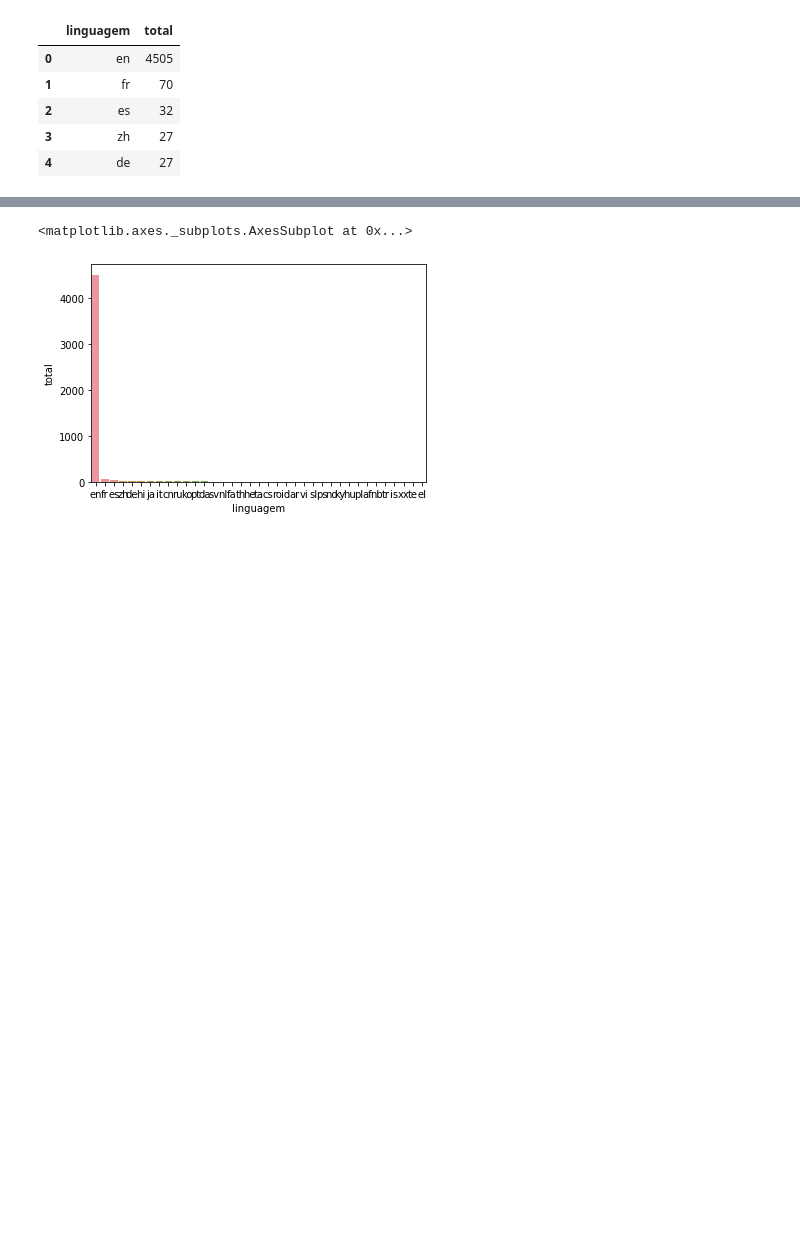
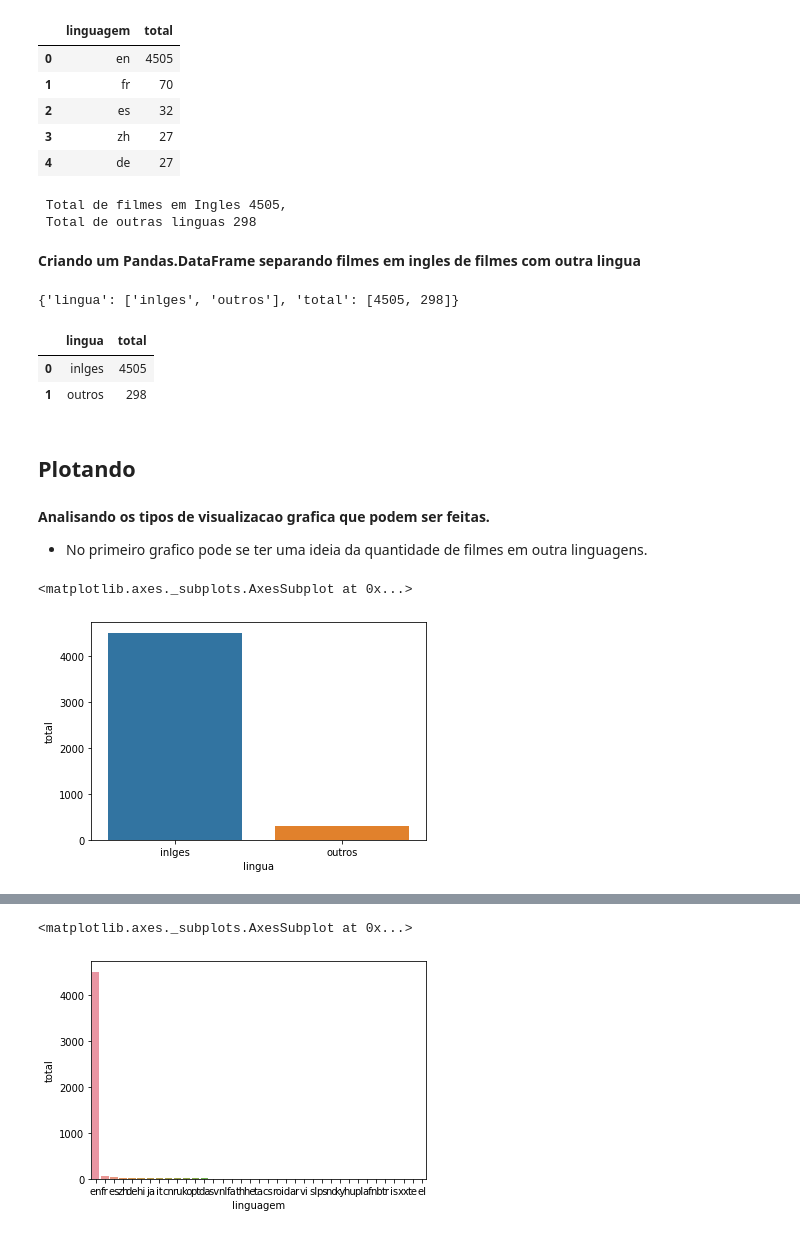
Before and after one commit to vitaoTM/Alura-BootCamp-DataScience, a Jupyter notebook: Analise_de_Filmes.ipynb, the cells around one changed output, grey strips where cells are left out. Drawn from its saved outputs; the diff is of its cells as text; code cells hidden in the pictures; blank space fills up the shorter version.

```diff
--- a/Analise_de_Filmes.ipynb
+++ b/Analise_de_Filmes.ipynb
@@ -149,3 +153,41 @@ contagem_de_linguas.head()
 | 2 | es | 32 |
 | 3 | zh | 27 |
 | 4 | de | 27 |
+# %%
+total_por_lingua = tmdb['original_language'].value_counts()
+total_geral = total_por_lingua.sum()
+total_de_ingles = total_por_lingua.loc['en']
+total_resto = total_geral - total_de_ingles
+
+print(f' Total de filmes em Ingles {total_de_ingles},\n Total de outras linguas {total_resto} ')
+# %% [output]
+ Total de filmes em Ingles 4505,
+ Total de outras linguas 298
+# %% [markdown]
+**Criando um Pandas.DataFrame separando filmes em ingles de filmes com outra lingua**
+# %%
+dados = {
+    'lingua': ['inlges', 'outros'],
+    'total': [total_de_ingles, total_resto]
+}
+dados
+# %% [output]
+{'lingua': ['inlges', 'outros'], 'total': [4505, 298]}
+# %%
+dados = pd.DataFrame(dados)
+dados
+# %% [output]
+|  | lingua | total |
+| 0 | inlges | 4505 |
+| 1 | outros | 298 |
+# %% [markdown]
+## Plotando
+# %% [markdown]
+**Analisando os tipos de visualizacao grafica que podem ser feitas.**
+
+* No primeiro grafico pode se ter uma ideia da quantidade de filmes em outra linguagens.
+# %%
+sns.barplot(x='lingua', y='total', data=dados)
+# %% [output]
+<matplotlib.axes._subplots.AxesSubplot at 0x...>
+[figure, added]
```
Also changed, not shown: parts of 12 cells of this notebook.
